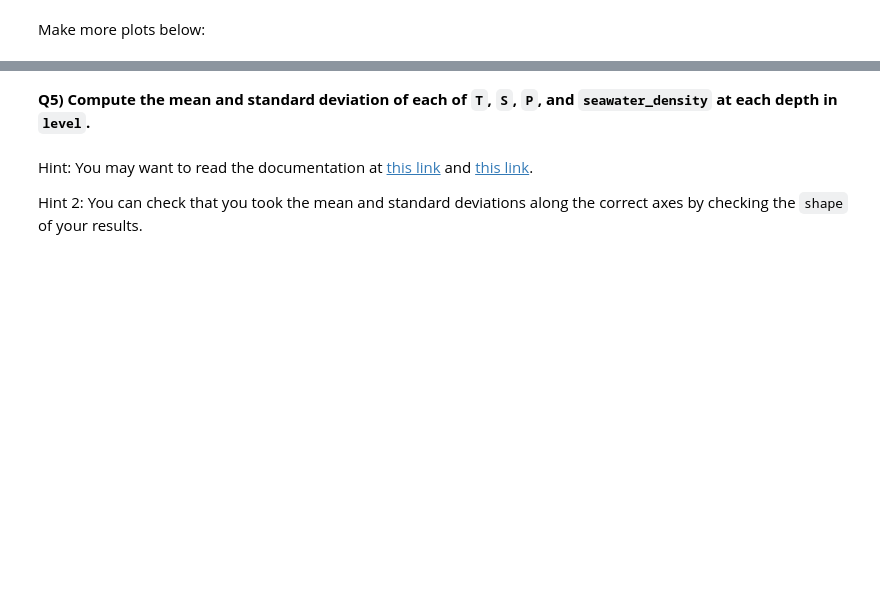
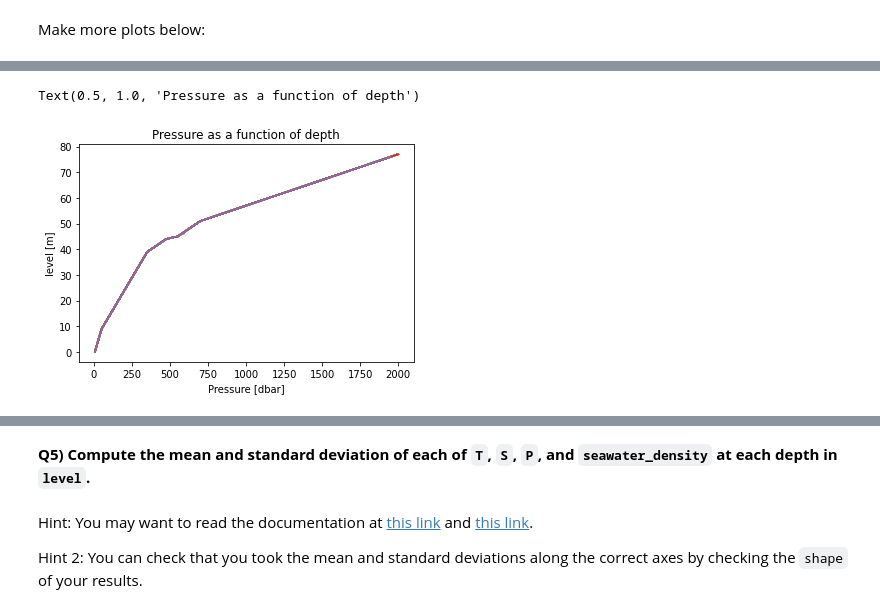
Before and after one commit to Etienne-98/2022_Intro_Python, a Jupyter notebook: Exercises/W2_S1.ipynb, the cells around one changed output, grey strips where cells are left out. Cells and saved outputs as stored; diff of their text form; code cells hidden in the pictures; blank space fills up the shorter version.

```diff
--- a/Exercises/W2_S1.ipynb
+++ b/Exercises/W2_S1.ipynb
@@ -242,0 +252,8 @@ Make more plots below:
+# %%
+plt.plot(P,level);
+plt.xlabel('Pressure [dbar]')
+plt.ylabel('level [m]')
+plt.title('Pressure as a function of depth')
+# %% [output]
+Text(0.5, 1.0, 'Pressure as a function of depth')
+[figure, added]
```
Also changed, not shown: parts of 17 cells of this notebook.
